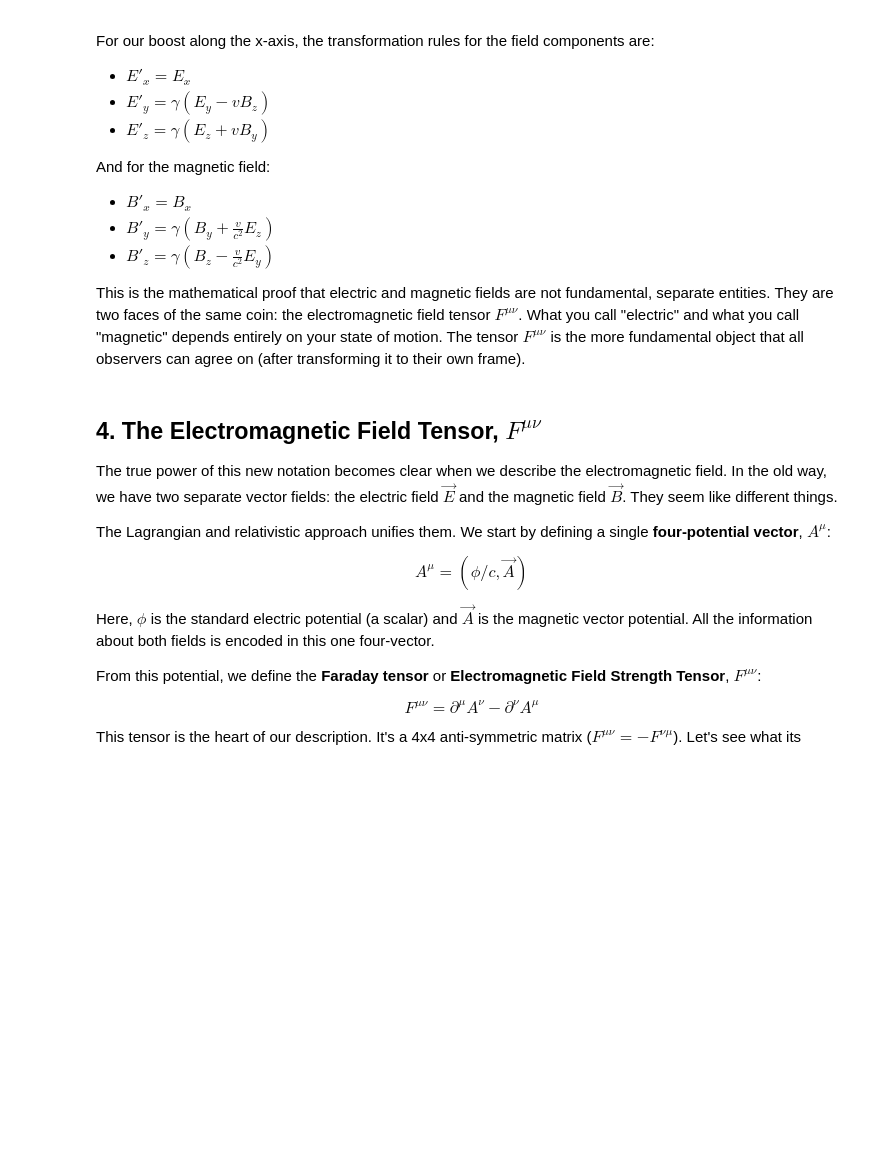
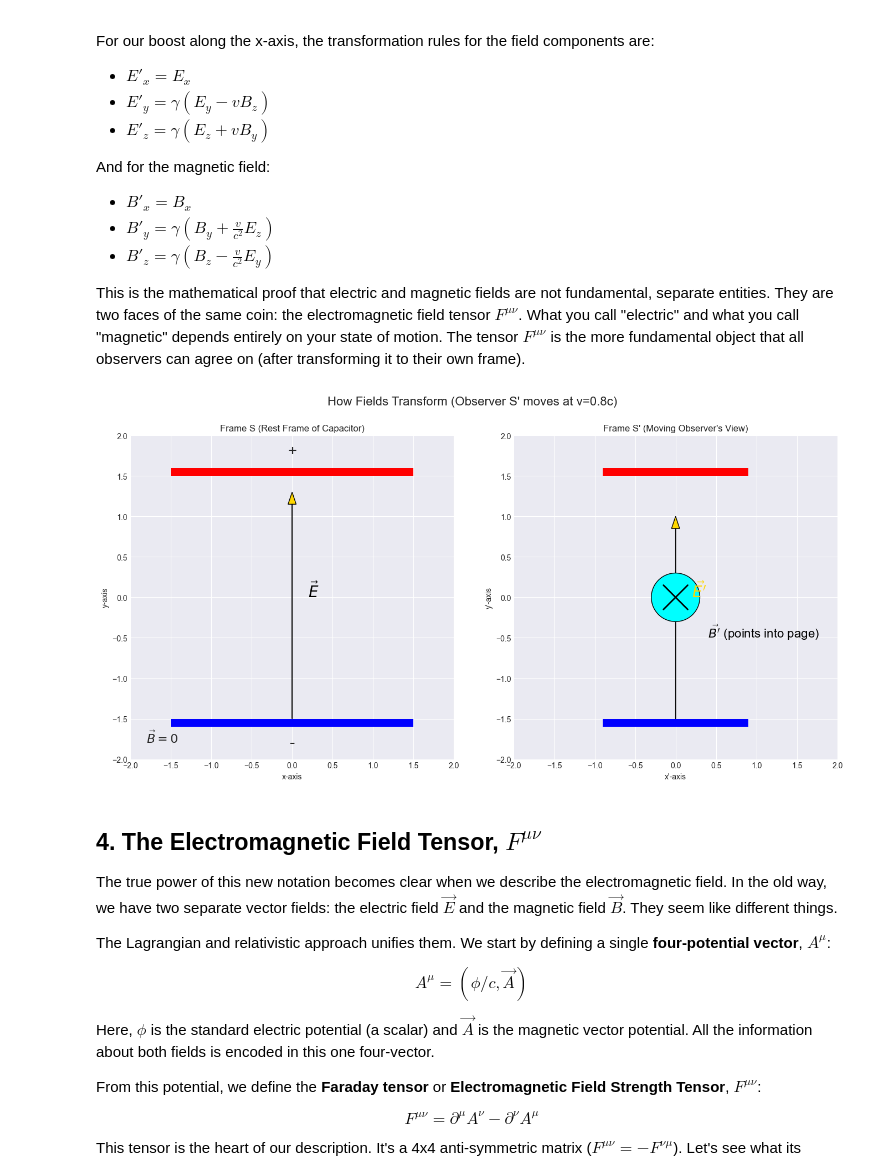
Before and after one commit to BBCnewslondon/Theories, a Jupyter notebook: chapter2.ipynb, the cells around one changed output. Cells and saved outputs as stored; diff of their text form; code cells hidden in the pictures; blank space fills up the shorter version.

```diff
--- a/chapter2.ipynb
+++ b/chapter2.ipynb
@@ -206,35 +208,37 @@ ax1.text(0, 1.8, '+', ha='center', va='center', fontsize=20)
 ax1.text(0, -1.8, '-', ha='center', va='center', fontsize=20)
 # Draw E-field vector
 ax1.arrow(0, -1.5, E[0], E[1]*2.8, head_width=0.1, head_length=0.15, fc='gold', ec='black', length_includes_head=True)
-ax1.text(0.2, 0, '$\\vec{E}$', fontsize=20, color='gold')
+ax1.text(0.2, 0, '$\\vec{E}$', fontsize=20, color='black')
 ax1.text(-1.8, -1.8, '$\\vec{B} = 0$', fontsize=16)
 ax1.set_xlabel("x-axis")
 ax1.set_ylabel("y-axis")
 
 # Plot for Frame S' (Moving Frame)
 ax2.set_title("Frame S' (Moving Observer's View)")
 ax2.set_xlim(-2, 2)
 ax2.set_ylim(-2, 2)
 ax2.set_aspect('equal')
 # Draw moving capacitor plates (length contracted)
 ax2.add_patch(patches.Rectangle((-1.5 / gamma, 1.5), 3 / gamma, 0.1, facecolor='red'))
 ax2.add_patch(patches.Rectangle((-1.5 / gamma, -1.6), 3 / gamma, 0.1, facecolor='blue'))
 # Draw E-field vector (it's stronger in S')
 ax2.arrow(0, -1.5, E_prime[0], E_prime[1]*1.5, head_width=0.1, head_length=0.15, fc='gold', ec='black', length_includes_head=True)
 ax2.text(0.2, 0, "$\\vec{E'}$", fontsize=20, color='gold')
 # Draw B-field vector (it appears in S'!)
 # We draw a circle with a dot to represent a vector pointing out of the page (positive z-direction)
 # But our B'_z is negative, so it points into the page (a circle with an 'x')
 ax2.add_patch(patches.Circle((0, 0), 0.3, facecolor='cyan', edgecolor='black'))
 ax2.plot([-0.15, 0.15], [-0.15, 0.15], color='black', lw=2)
 ax2.plot([-0.15, 0.15], [0.15, -0.15], color='black', lw=2)
-ax2.text(0.4, -0.5, "$\\vec{B'}$ (points into page)", fontsize=16, color='cyan')
+ax2.text(0.4, -0.5, "$\\vec{B'}$ (points into page)", fontsize=16, color='black')
 ax2.set_xlabel("x'-axis")
 ax2.set_ylabel("y'-axis")
 
 
 plt.tight_layout(rect=[0, 0, 1, 0.95])
 plt.show()
+# %% [output]
+[figure, added]
 # %% [markdown]
 ## 4. The Electromagnetic Field Tensor, $F^{\mu\nu}$
 
```
Also changed, not shown: parts of 1 cell of this notebook.
